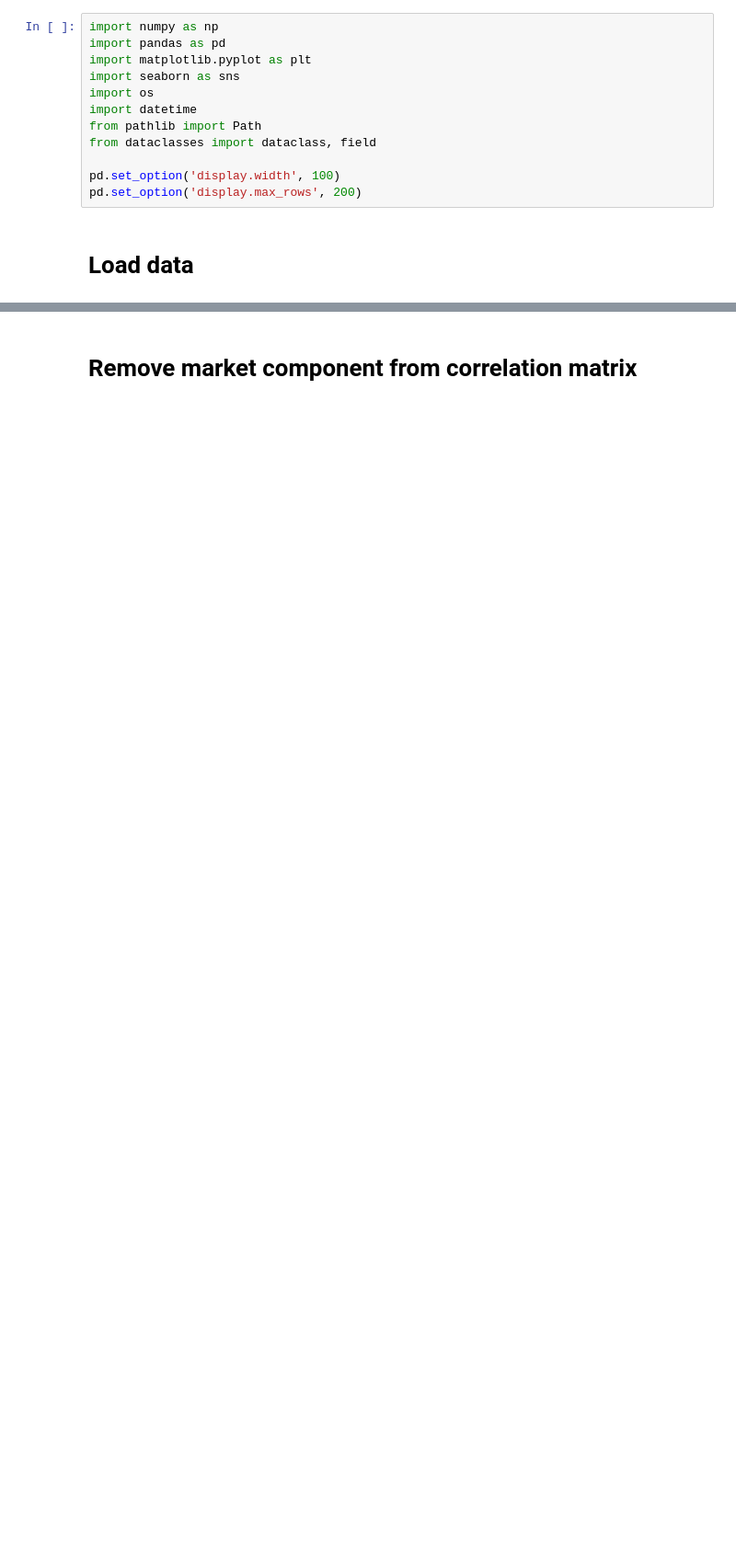
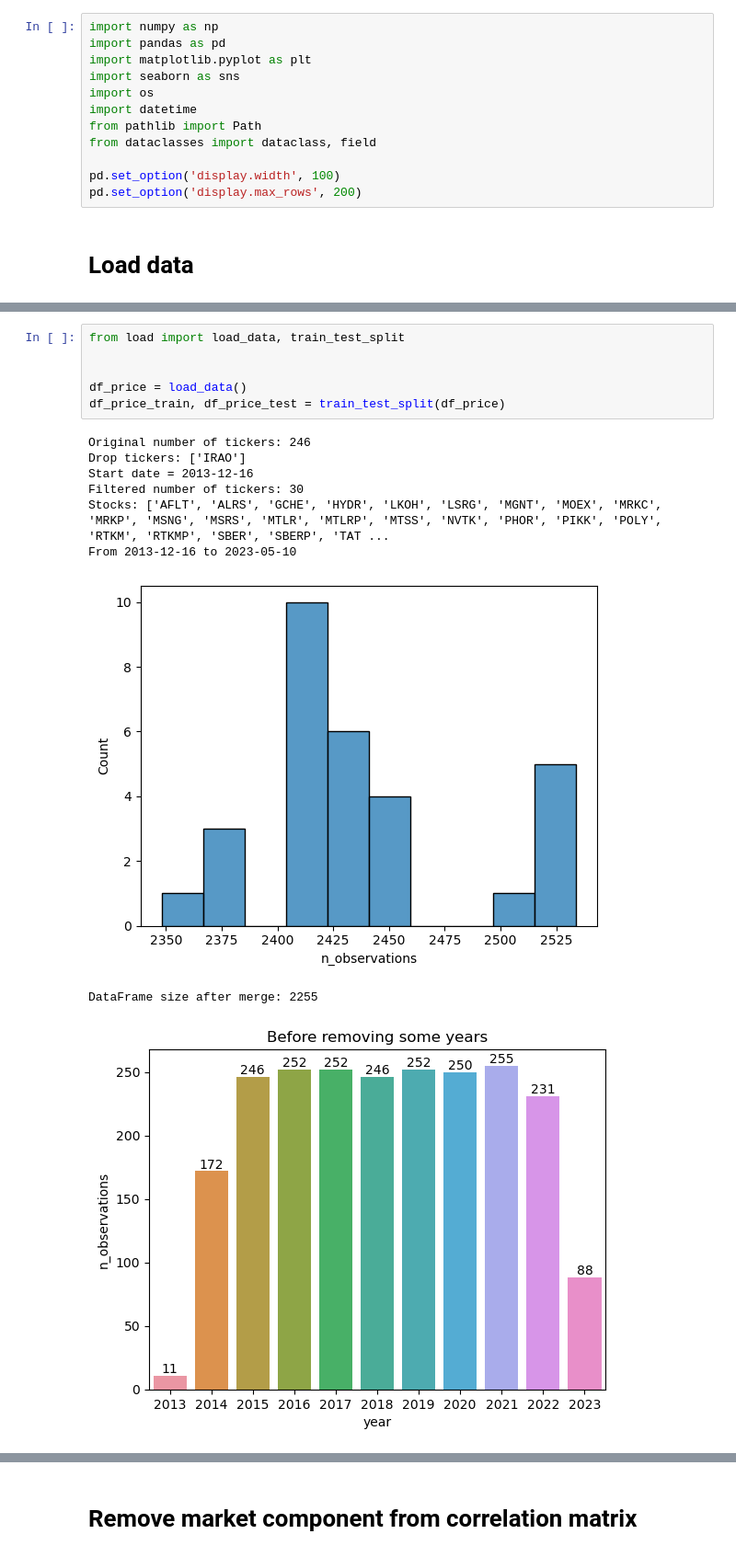
Before and after one commit to Maksim787/neurotrader, a Jupyter notebook: research/correlations.ipynb, the cells around one changed output, grey strips where cells are left out. Shown at 92% size. Saved outputs shown, nothing was run; the diff lists cells and outputs as text; blank space fills up the shorter version.

```diff
--- a/research/correlations.ipynb
+++ b/research/correlations.ipynb
@@ -180,0 +21,16 @@ plot_ticker('SBER', df_price_train, df_price_test)
+# %%
+from load import load_data, train_test_split
+
+
+df_price = load_data()
+df_price_train, df_price_test = train_test_split(df_price)
+# %% [output]
+Original number of tickers: 246
+Drop tickers: ['IRAO']
+Start date = 2013-12-16
+Filtered number of tickers: 30
+Stocks: ['AFLT', 'ALRS', 'GCHE', 'HYDR', 'LKOH', 'LSRG', 'MGNT', 'MOEX', 'MRKC', 'MRKP', 'MSNG', 'MSRS', 'MTLR', 'MTLRP', 'MTSS', 'NVTK', 'PHOR', 'PIKK', 'POLY', 'RTKM', 'RTKMP', 'SBER', 'SBERP', 'TAT ...
+From 2013-12-16 to 2023-05-10
+[figure, added]
+DataFrame size after merge: 2255
+[figure, added]
```
Also changed, not shown: parts of 41 cells of this notebook, 10 other files.
